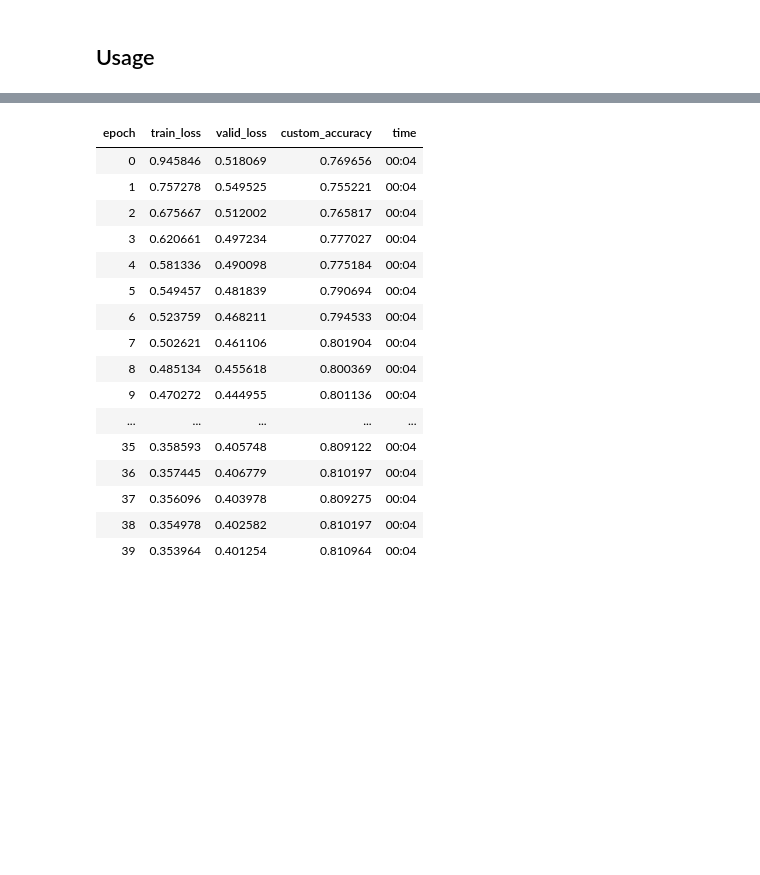
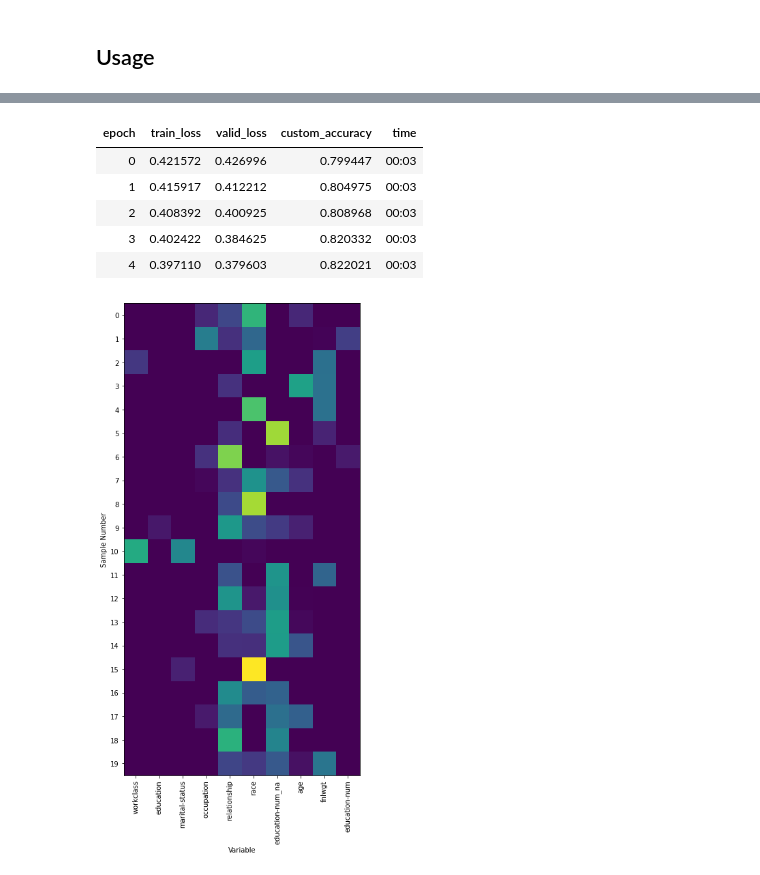
Before and after one commit to numb3r33/tabnet, a Jupyter notebook: 00_core.ipynb, the cells around one changed output, grey strips where cells are left out. Drawn from its saved outputs; the diff is of its cells as text; code cells hidden in the pictures; blank space fills up the shorter version.

Commit message:
Add a func to create a dataloader and intrepretability matrix.

```diff
--- a/00_core.ipynb
+++ b/00_core.ipynb
@@ -74,5 +112,6 @@ to = TabularPandas(df, procs=procs, cat_names=cat_names, cont_names=cont_names,
 # %%
 #export
+to  = make_dl()
 dls = to.dataloaders(bs=4096)
 emb_szs = get_emb_sz(to)
 # %% [markdown]
@@ -499,7 +565,7 @@ class TabNet(Module):
     self.final_mapping = nn.Linear(n_d, out_dim, bias=False)
     init_non_glu_linear(self.final_mapping, n_d, out_dim)
 
-  def forward(self, x_cat, x_cont):
+  def forward(self, x_cat, x_cont, att=False):
     x  = self.tnembed(x_cat, x_cont)
 
     res = 0
@@ -507,13 +573,17 @@ class TabNet(Module):
     res = torch.sum(torch.stack(steps_output, dim=0), dim=0)
     out = self.final_mapping(res)
 
+    if att:
+      M_explain, masks = self.encoder.forward_masks(x)
+      return out, M_loss, M_explain, masks
+
     return out, M_loss
 # %% [markdown]
 ## Loss Function
 # %%
 #export
 class TabNetLoss(Module):
-  def __init__(self, lambda_sparse:float):
+  def __init__(self, lambda_sparse:float, axis:int=-1):
     store_attr()
     self.loss_fn = CrossEntropyLossFlat()
 
@@ -522,6 +592,7 @@ class TabNetLoss(Module):
       tot            = self.loss_fn(output, target) +\
                        M_loss * self.lambda_sparse
       return tot
+  def decodes(self, x):    return x.argmax(dim=self.axis)
 # %% [markdown]
 ## Usage
 # %%
@@ -550,10 +621,10 @@ def custom_accuracy(inps, targ, axis=-1):
 lambda_sparse = 1e-4
 learn = Learner(dls, model, TabNetLoss(lambda_sparse), opt_func=ranger, metrics=[custom_accuracy])
 # %%
-#hide
-lambda_sparse = 1e-4
-opt_func = partial(Adam, wd=0.01, eps=1e-5)
-learn = Learner(dls, model, TabNetLoss(lambda_sparse), opt_func=opt_func, lr=1e-2, metrics=[custom_accuracy])
+# #hide
+# lambda_sparse = 1e-4
+# opt_func = partial(Adam, wd=0.01, eps=1e-5)
+# learn = Learner(dls, model, TabNetLoss(lambda_sparse), opt_func=opt_func, lr=1e-2, metrics=[custom_accuracy])
 # %%
 #hide
 learn.lr_find()
@@ -564,21 +631,10 @@ SuggestedLRs(valley=0.013182567432522774)
 # %%
 #hide
-learn.fit_flat_cos(40, lr=1e-2)
+learn.fit_flat_cos(5, lr=1e-1)
 # %% [output]
 | epoch | train_loss | valid_loss | custom_accuracy | time |
-| 0 | 0.945846 | 0.518069 | 0.769656 | 00:04 |
-| 1 | 0.757278 | 0.549525 | 0.755221 | 00:04 |
-| 2 | 0.675667 | 0.512002 | 0.765817 | 00:04 |
-| 3 | 0.620661 | 0.497234 | 0.777027 | 00:04 |
-| 4 | 0.581336 | 0.490098 | 0.775184 | 00:04 |
-| 5 | 0.549457 | 0.481839 | 0.790694 | 00:04 |
-| 6 | 0.523759 | 0.468211 | 0.794533 | 00:04 |
-| 7 | 0.502621 | 0.461106 | 0.801904 | 00:04 |
-| 8 | 0.485134 | 0.455618 | 0.800369 | 00:04 |
-| 9 | 0.470272 | 0.444955 | 0.801136 | 00:04 |
-| ... | ... | ... | ... | ... |
-| 35 | 0.358593 | 0.405748 | 0.809122 | 00:04 |
-| 36 | 0.357445 | 0.406779 | 0.810197 | 00:04 |
-| 37 | 0.356096 | 0.403978 | 0.809275 | 00:04 |
-| 38 | 0.354978 | 0.402582 | 0.810197 | 00:04 |
-| 39 | 0.353964 | 0.401254 | 0.810964 | 00:04 |
+| 0 | 0.421572 | 0.426996 | 0.799447 | 00:03 |
+| 1 | 0.415917 | 0.412212 | 0.804975 | 00:03 |
+| 2 | 0.408392 | 0.400925 | 0.808968 | 00:03 |
+| 3 | 0.402422 | 0.384625 | 0.820332 | 00:03 |
+| 4 | 0.397110 | 0.379603 | 0.822021 | 00:03 |
@@ -584,0 +703,5 @@ learn.fit_flat_cos(40, lr=1e-2)
+# %%
+#hide
+plot_explain(res_masks, lbls)
+# %% [output]
+[figure, added]
```
Also changed, not shown: parts of 12 cells of this notebook, 3 other files.
